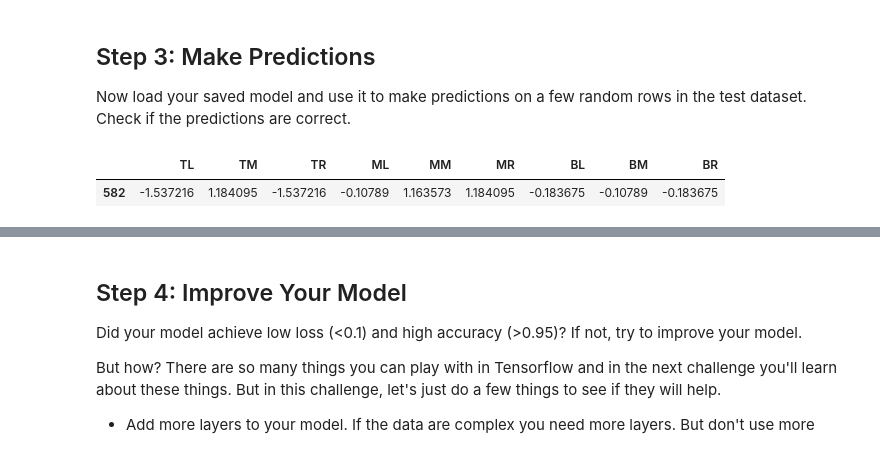
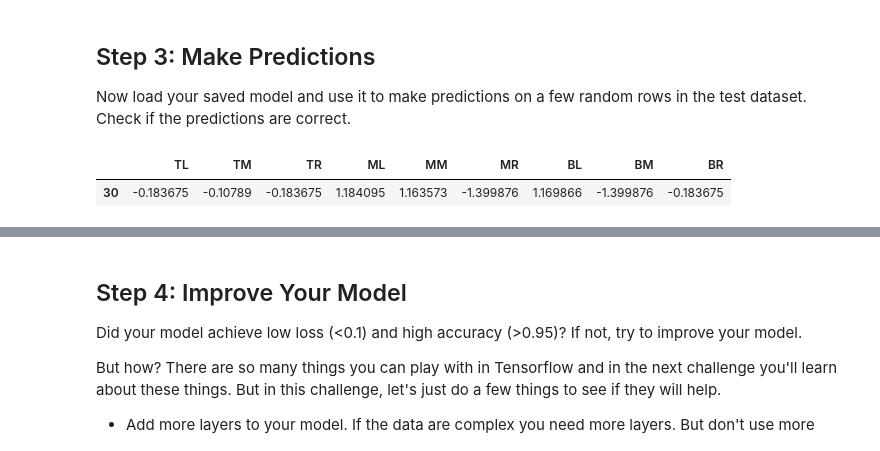
Before and after one commit to kep1n/lab-neural-networks, a Jupyter notebook: your-code/challenge-1.ipynb, the cells around one changed output, grey strips where cells are left out. Drawn from its saved outputs; the diff is of its cells as text; code cells hidden in the pictures.

```diff
--- a/your-code/challenge-1.ipynb
+++ b/your-code/challenge-1.ipynb
@@ -52,6 +52,7 @@ dtype: int64
 columns = df.columns
 for column in columns:
   df[column].replace({"b": 0, "x": 1, "o": 2}, inplace=True)
+df['class'] = df['class'].apply(lambda x: 1 if True else 0)
 df.head()
 # %% [output]
 The behavior will change in pandas 3.0. This inplace method will never work because the intermediate object on which we are setting values always behaves as a copy.
@@ -165,9 +164,9 @@ Now load your saved model and use it to make predictions on a few random rows in
 # %%
 loaded_model = keras.models.load_model('../tic-tac-toe.keras')
 # %%
-row = X_test.iloc[[14]]
+row = X_test.iloc[[16]]
 row
 # %% [output]
 |  | TL | TM | TR | ML | MM | MR | BL | BM | BR |
-| 582 | -1.537216 | 1.184095 | -1.537216 | -0.10789 | 1.163573 | 1.184095 | -0.183675 | -0.10789 | -0.183675 |
+| 30 | -0.183675 | -0.10789 | -0.183675 | 1.184095 | 1.163573 | -1.399876 | 1.169866 | -1.399876 | -0.183675 |
 # %%
```
Also changed, not shown: parts of 8 cells of this notebook.
